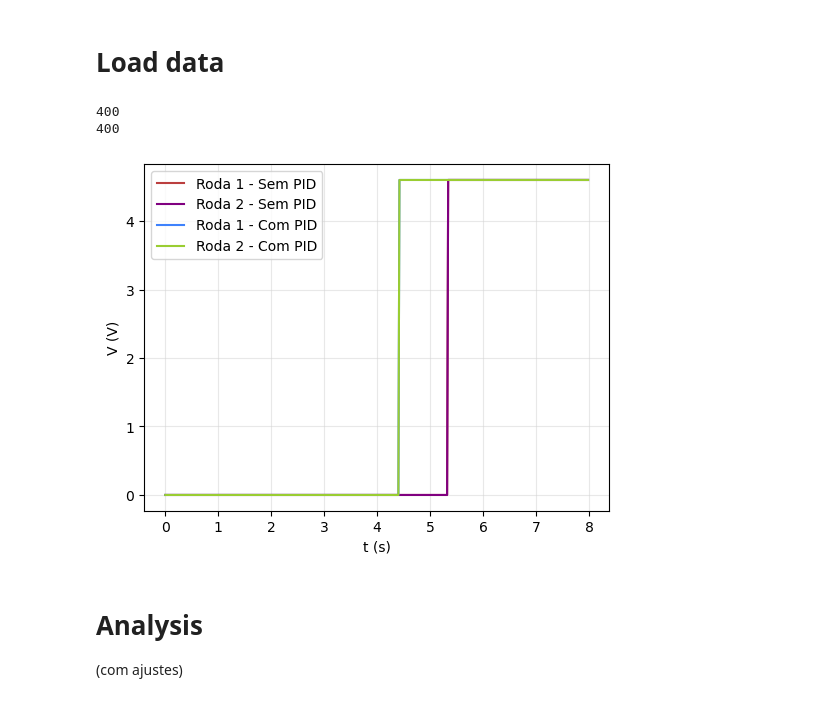
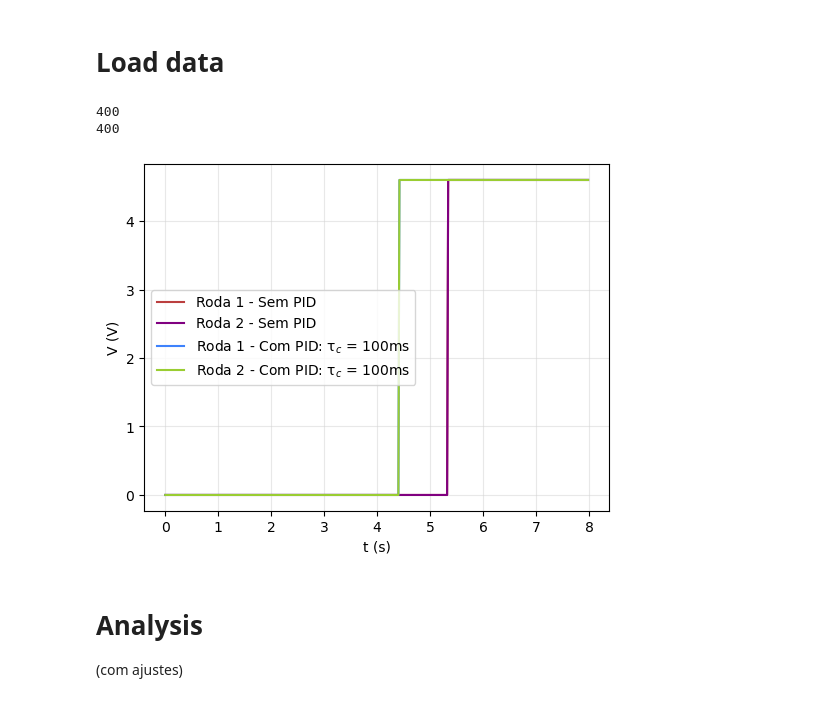
Before and after one commit to sergisousa/Robotica2026, a Jupyter notebook: Cálculo PID/PID.ipynb, the cells around one changed output. Saved outputs shown, nothing was run; the diff lists cells and outputs as text; code cells hidden in the pictures.

```diff
--- a/Cálculo PID/PID.ipynb
+++ b/Cálculo PID/PID.ipynb
@@ -12,7 +12,7 @@ from scipy.stats import linregress
 This is the stuff we adapt according to our files and what we want for our plots
 # %%
 # CONSTANTS
-tau_t = 0.1 # response time desired after applying PID
+tau_ts = [0.2, 0.1] # response time desired after applying PID
 V = 4.6 # voltage applied
 
 # PATHS
@@ -22,7 +22,7 @@ im_dir.mkdir(parents = True, exist_ok = True)
 
 # FILES
 files = ['Log_dt20_2.txt', 'Log_pid_dt20_4V.txt']
-names = ['Sem PID', 'Com PID'] # labels for the dictionary
+names = ['Sem PID', r'Com PID: τ$_c$ = 100ms'] # labels for the dictionary - nao pode ter .
 
 # STUFF FOR ANALYSIS
 n_start = [267, 221]
@@ -39,31 +39,32 @@ grid_color = 'lightgray'
 # %%
 data = {} # dictionary to store data
 
 fig_u, ax_u = plt.subplots(figsize = (6, 4.5))
 
 for i, f in enumerate(files):
     d = np.loadtxt(data_dir / f).T # import data
-    d[3] /= V
-    d[4] /= V
     data[names[i]] = d # store in dictionary
     num = len(d[0]) # check size (must be 400)
     print(num)
 
     t = d[0]
     u1 = d[1]
     u2 = d[2]
 
+    d[3] /= np.max(u1)
+    d[4] /= np.max(u2)
+
     # check voltage is correct
     ax_u.plot(t, u1, color = plot_colors[2*i - 1] , label = f'Roda 1 - {names[i]}')
     ax_u.plot(t, u2, color = plot_colors[2*i] , label = f'Roda 2 - {names[i]}')
     ax_u.grid(color = grid_color, alpha = 0.5)
     ax_u.set_xlabel('t (s)')
     ax_u.set_ylabel('V (V)')
     ax_u.legend()
 # %% [output]
 400
 400
-[figure, old version]
+[figure, new version]
 # %% [markdown]
 # Analysis
 (com ajustes)
```
Also changed, not shown: parts of 1 cell of this notebook.
